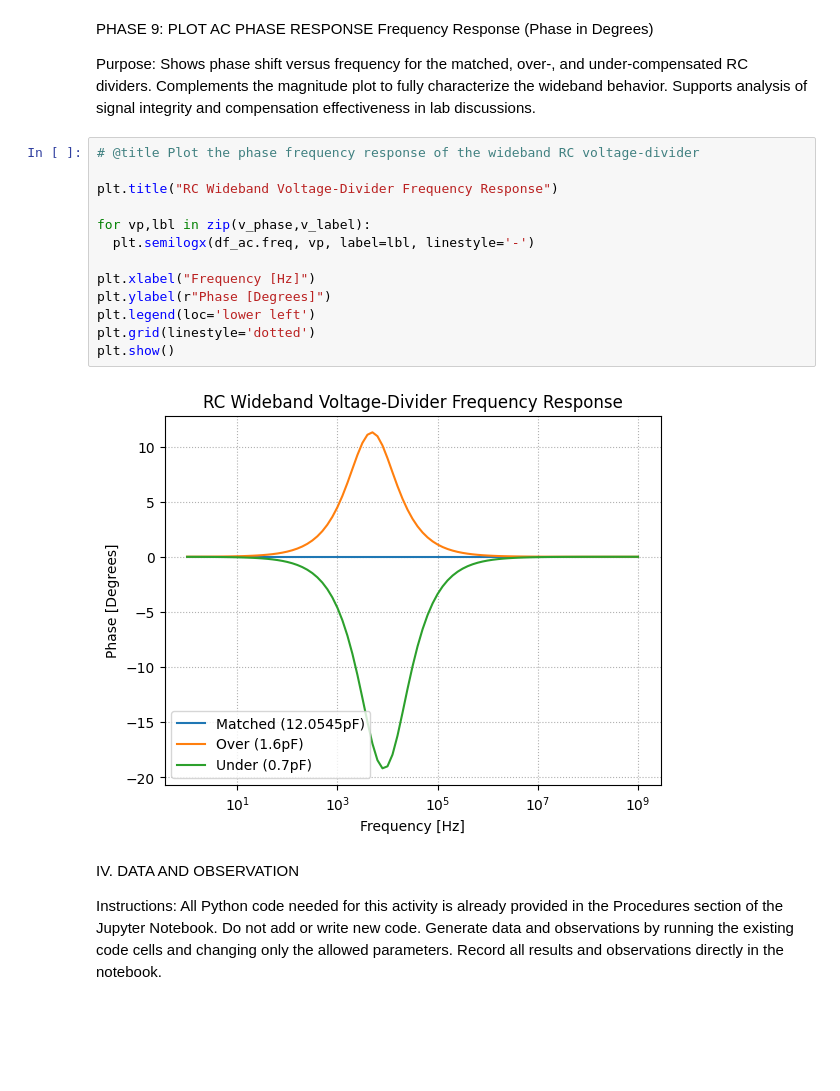
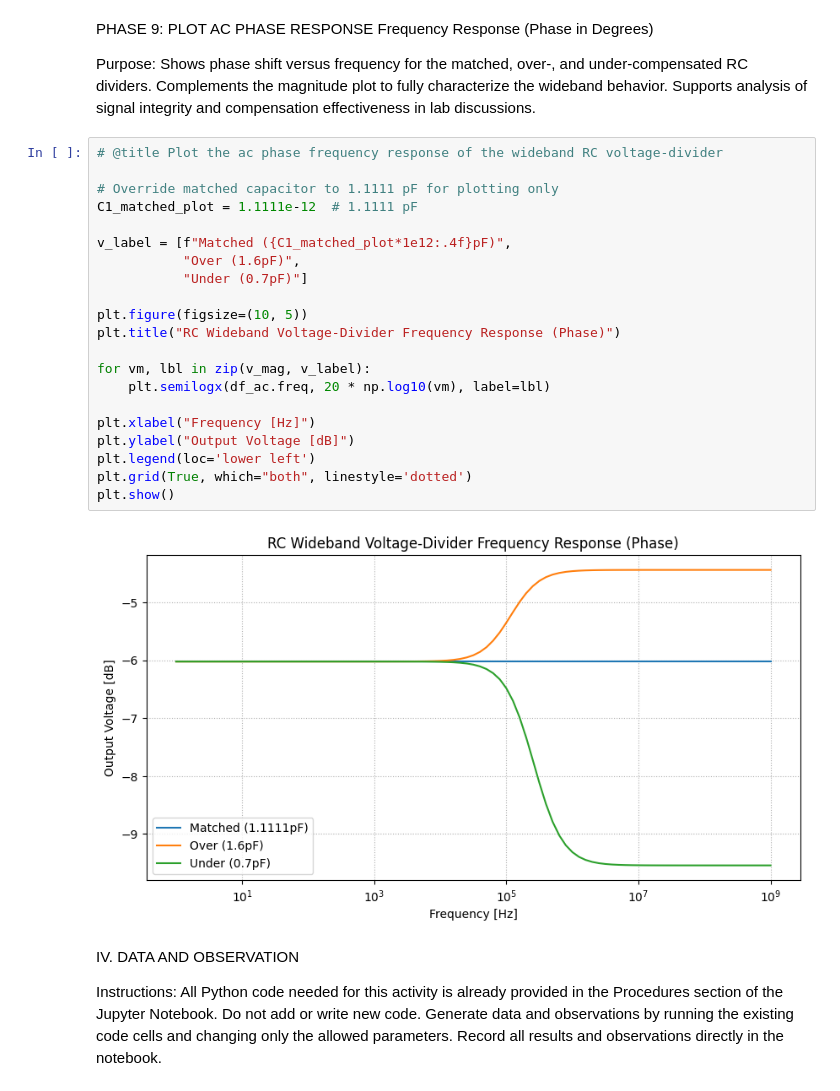
Before and after one commit to laureanajoy-banao/Activity1_Wideband_RC, a Jupyter notebook: Activity1_Wideband_RC.ipynb, the cells around one changed output. Saved outputs shown, nothing was run; the diff lists cells and outputs as text; blank space fills up the shorter version.

```diff
--- a/Activity1_Wideband_RC.ipynb
+++ b/Activity1_Wideband_RC.ipynb
@@ -357,20 +386,28 @@ Purpose:
     Complements the magnitude plot to fully characterize the wideband behavior.
     Supports analysis of signal integrity and compensation effectiveness in lab discussions.
 # %%
-# @title Plot the phase frequency response of the wideband RC voltage-divider
+# @title Plot the ac phase frequency response of the wideband RC voltage-divider
 
-plt.title("RC Wideband Voltage-Divider Frequency Response")
+# Override matched capacitor to 1.1111 pF for plotting only
+C1_matched_plot = 1.1111e-12  # 1.1111 pF
 
-for vp,lbl in zip(v_phase,v_label):
-  plt.semilogx(df_ac.freq, vp, label=lbl, linestyle='-')
+v_label = [f"Matched ({C1_matched_plot*1e12:.4f}pF)",
+           "Over (1.6pF)",
+           "Under (0.7pF)"]
+
+plt.figure(figsize=(10, 5))
+plt.title("RC Wideband Voltage-Divider Frequency Response (Phase)")
+
+for vm, lbl in zip(v_mag, v_label):
+    plt.semilogx(df_ac.freq, 20 * np.log10(vm), label=lbl)
 
 plt.xlabel("Frequency [Hz]")
-plt.ylabel(r"Phase [Degrees]")
+plt.ylabel("Output Voltage [dB]")
 plt.legend(loc='lower left')
-plt.grid(linestyle='dotted')
+plt.grid(True, which="both", linestyle='dotted')
 plt.show()
 # %% [output]
-[figure, old version]
+[figure, new version]
 # %% [markdown]
 IV. DATA AND OBSERVATION
 
```
Also changed, not shown: parts of 17 cells of this notebook.
